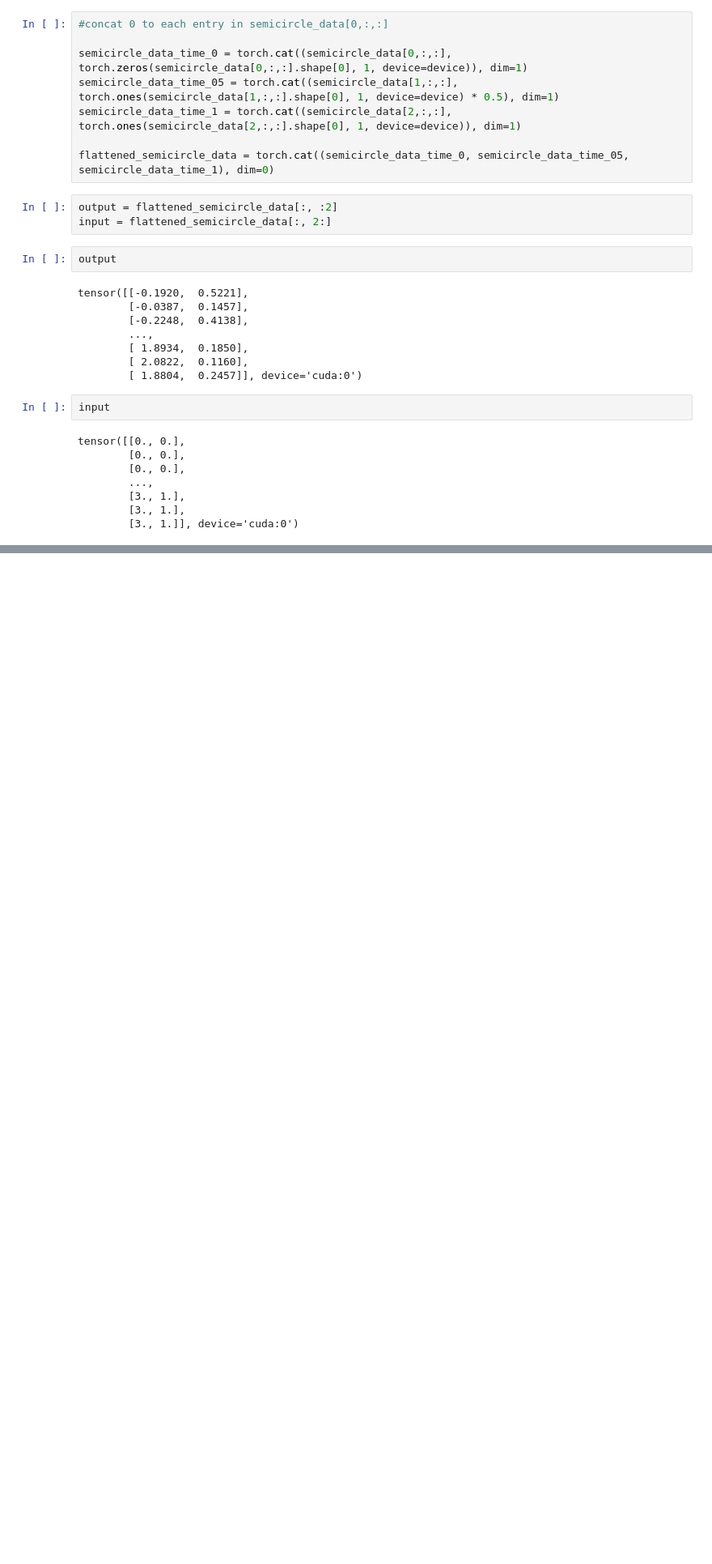
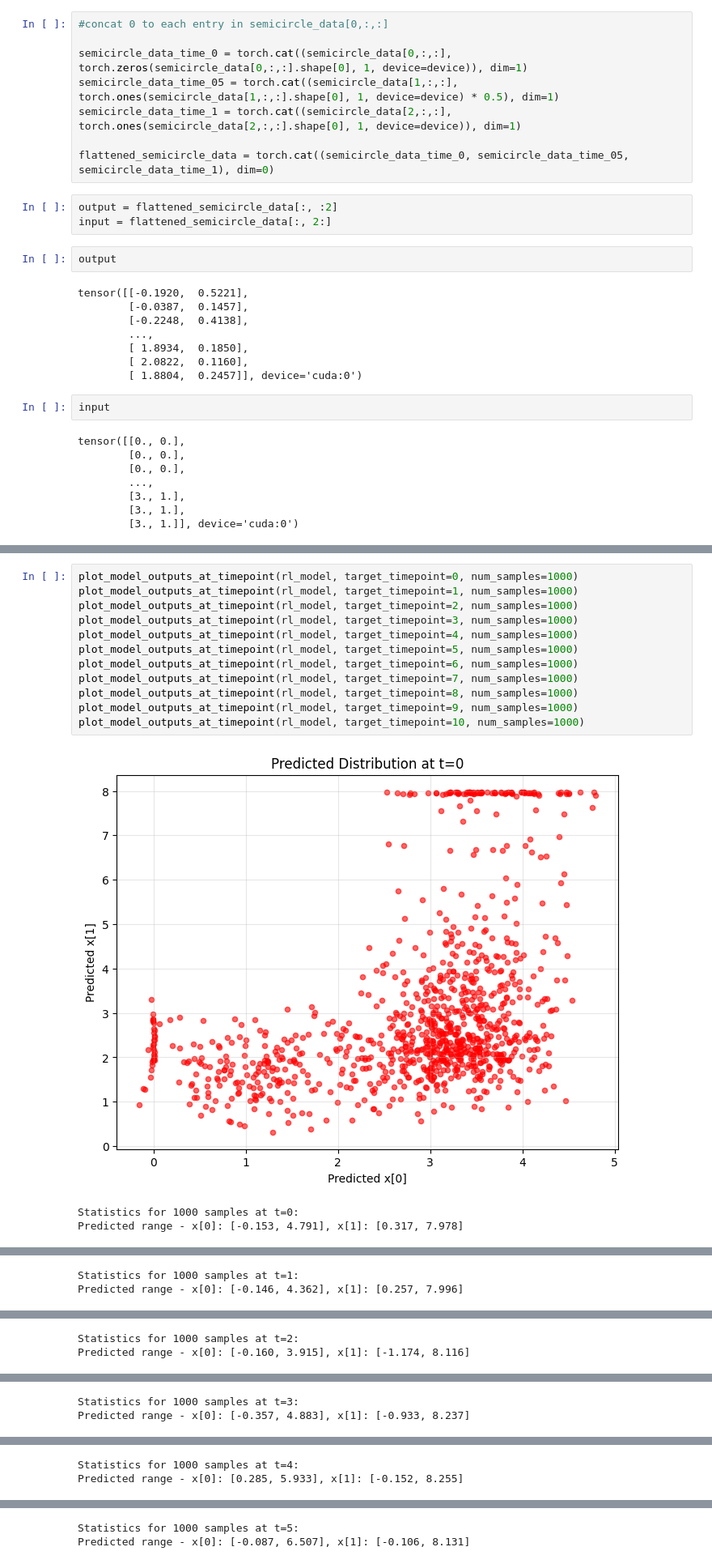
Before and after one commit to harrya32/HTI, a Jupyter notebook: rebuttal_baselines/naive_nn_baseline.ipynb, the cells around one changed output, grey strips where cells are left out. Shown at 81% size. Cells and saved outputs as stored; diff of their text form; blank space fills up the shorter version.

```diff
--- a/rebuttal_baselines/naive_nn_baseline.ipynb
+++ b/rebuttal_baselines/naive_nn_baseline.ipynb
@@ -77,0 +477,16 @@ tensor([[0., 0.],
+# %%
+plot_model_outputs_at_timepoint(rl_model, target_timepoint=0, num_samples=1000)
+plot_model_outputs_at_timepoint(rl_model, target_timepoint=1, num_samples=1000)
+plot_model_outputs_at_timepoint(rl_model, target_timepoint=2, num_samples=1000)
+plot_model_outputs_at_timepoint(rl_model, target_timepoint=3, num_samples=1000)
+plot_model_outputs_at_timepoint(rl_model, target_timepoint=4, num_samples=1000)
+plot_model_outputs_at_timepoint(rl_model, target_timepoint=5, num_samples=1000)
+plot_model_outputs_at_timepoint(rl_model, target_timepoint=6, num_samples=1000)
+plot_model_outputs_at_timepoint(rl_model, target_timepoint=7, num_samples=1000)
+plot_model_outputs_at_timepoint(rl_model, target_timepoint=8, num_samples=1000)
+plot_model_outputs_at_timepoint(rl_model, target_timepoint=9, num_samples=1000)
+plot_model_outputs_at_timepoint(rl_model, target_timepoint=10, num_samples=1000)
+# %% [output]
+[figure, added]
+Statistics for 1000 samples at t=0:
+Predicted range - x[0]: [-0.153, 4.791], x[1]: [0.317, 7.978]
@@ -77,0 +494,2 @@ tensor([[0., 0.],
+Statistics for 1000 samples at t=1:
+Predicted range - x[0]: [-0.146, 4.362], x[1]: [0.257, 7.996]
@@ -77,0 +497,2 @@ tensor([[0., 0.],
+Statistics for 1000 samples at t=2:
+Predicted range - x[0]: [-0.160, 3.915], x[1]: [-1.174, 8.116]
@@ -77,0 +500,2 @@ tensor([[0., 0.],
+Statistics for 1000 samples at t=3:
+Predicted range - x[0]: [-0.357, 4.883], x[1]: [-0.933, 8.237]
@@ -77,0 +503,2 @@ tensor([[0., 0.],
+Statistics for 1000 samples at t=4:
+Predicted range - x[0]: [0.285, 5.933], x[1]: [-0.152, 8.255]
@@ -77,0 +506,2 @@ tensor([[0., 0.],
+Statistics for 1000 samples at t=5:
+Predicted range - x[0]: [-0.087, 6.507], x[1]: [-0.106, 8.131]
```
Also changed, not shown: parts of 14 cells of this notebook, 1 other file.
